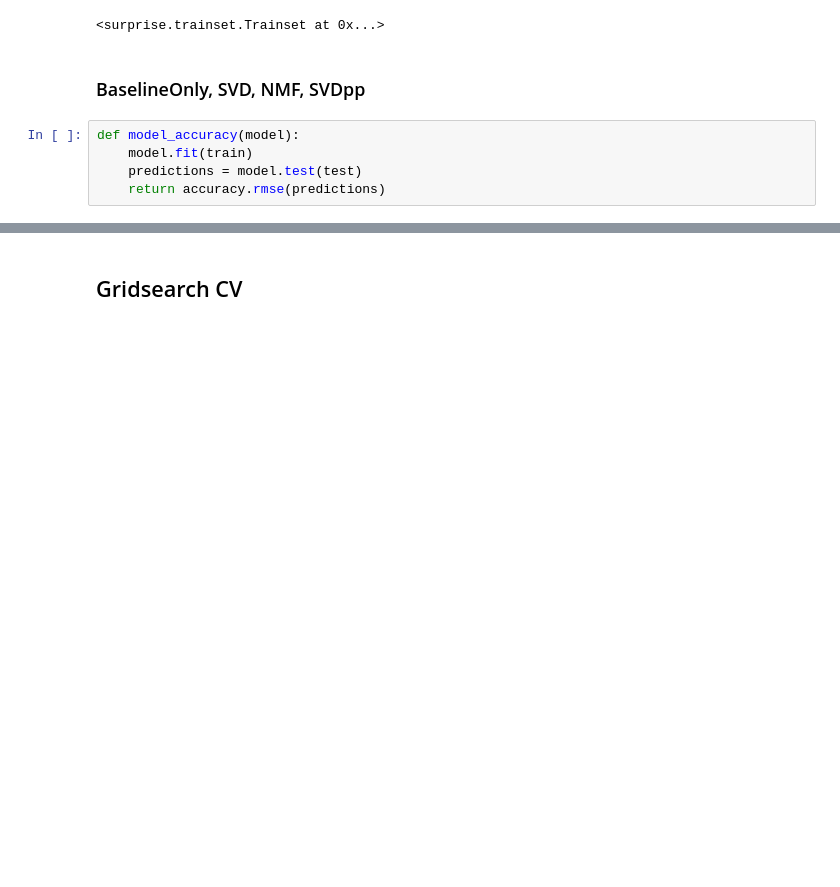
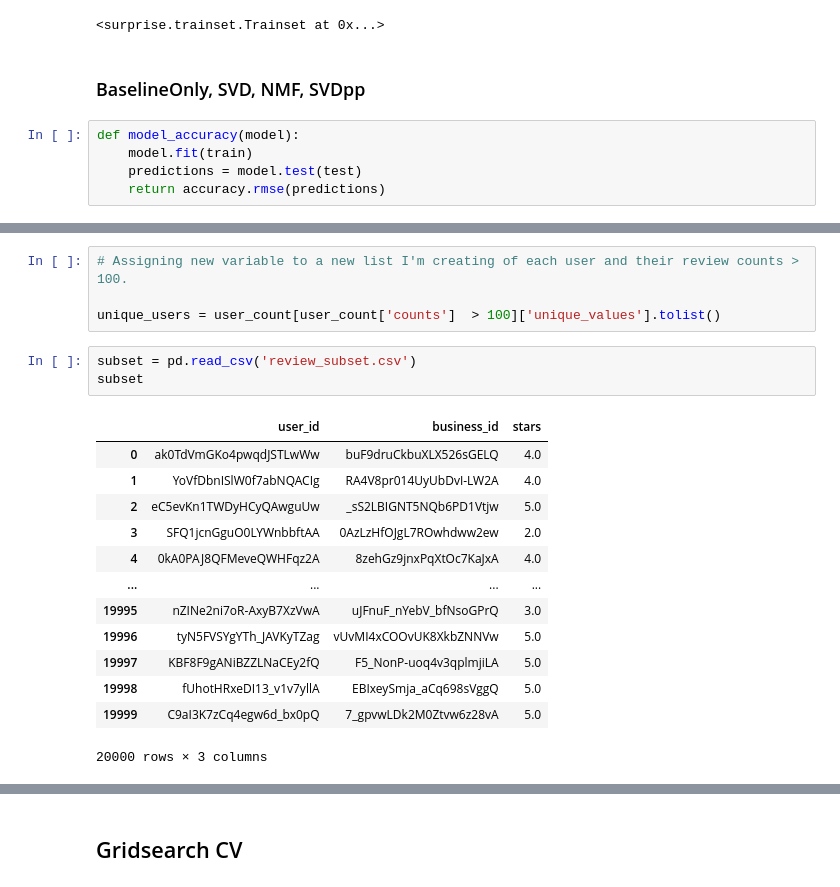
Before and after one commit to zhyde23/Capstone_Rec_Systems, a Jupyter notebook: capstone-rec-system.ipynb, the cells around one changed output, grey strips where cells are left out. Drawn from its saved outputs; the diff is of its cells as text; blank space fills up the shorter version.

```diff
--- a/capstone-rec-system.ipynb
+++ b/capstone-rec-system.ipynb
@@ -312,0 +350,21 @@ RMSE: 1.2834
+# %%
+# Assigning new variable to a new list I'm creating of each user and their review counts > 100.
+
+unique_users = user_count[user_count['counts']  > 100]['unique_values'].tolist()
+# %%
+subset = pd.read_csv('review_subset.csv')
+subset
+# %% [output]
+|  | user_id | business_id | stars |
+| 0 | ak0TdVmGKo4pwqdJSTLwWw | buF9druCkbuXLX526sGELQ | 4.0 |
+| 1 | YoVfDbnISlW0f7abNQACIg | RA4V8pr014UyUbDvI-LW2A | 4.0 |
+| 2 | eC5evKn1TWDyHCyQAwguUw | _sS2LBIGNT5NQb6PD1Vtjw | 5.0 |
+| 3 | SFQ1jcnGguO0LYWnbbftAA | 0AzLzHfOJgL7ROwhdww2ew | 2.0 |
+| 4 | 0kA0PAJ8QFMeveQWHFqz2A | 8zehGz9jnxPqXtOc7KaJxA | 4.0 |
+| ... | ... | ... | ... |
+| 19995 | nZINe2ni7oR-AxyB7XzVwA | uJFnuF_nYebV_bfNsoGPrQ | 3.0 |
+| 19996 | tyN5FVSYgYTh_JAVKyTZag | vUvMI4xCOOvUK8XkbZNNVw | 5.0 |
+| 19997 | KBF8F9gANiBZZLNaCEy2fQ | F5_NonP-uoq4v3qplmjiLA | 5.0 |
+| 19998 | fUhotHRxeDI13_v1v7yllA | EBIxeySmja_aCq698sVggQ | 5.0 |
+| 19999 | C9aI3K7zCq4egw6d_bx0pQ | 7_gpvwLDk2M0Ztvw6z28vA | 5.0 |
+20000 rows × 3 columns
```
Also changed, not shown: parts of 40 cells of this notebook, 1 other file.
